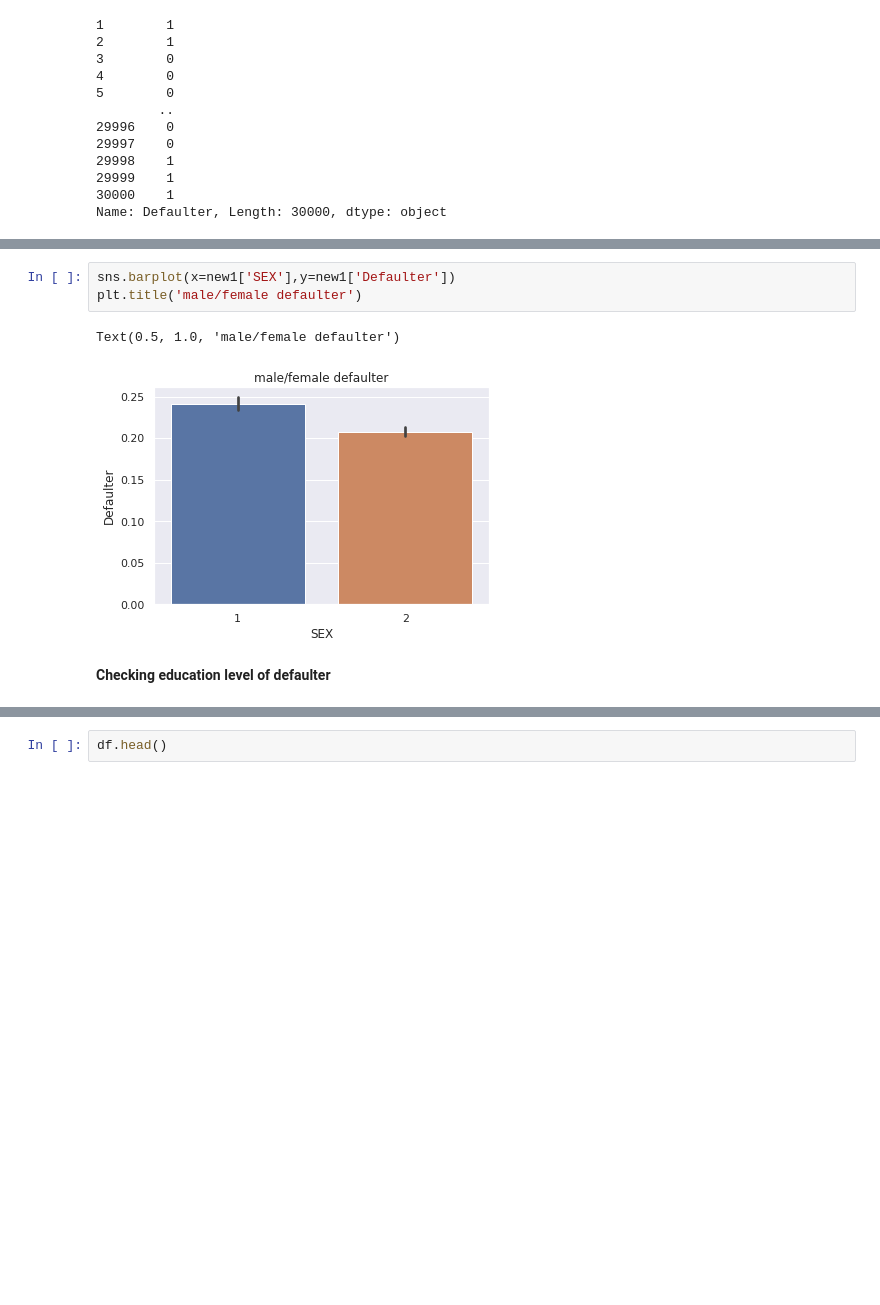
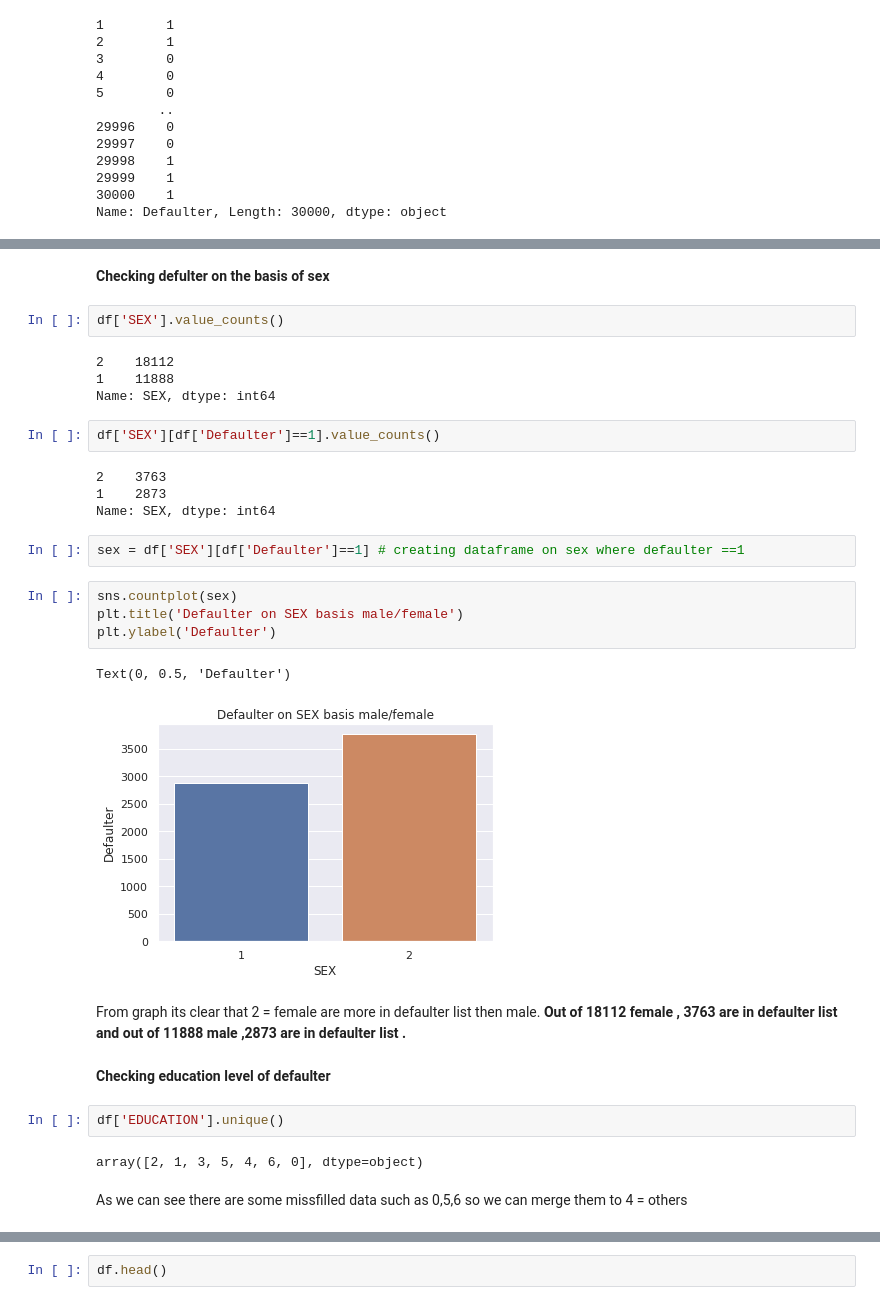
Before and after one commit to ankitkrtiwari7/Creditcard_defaulter, a Jupyter notebook: Copy_of_Credit_Card_Default_Prediction_Capstone_Project.ipynb, the cells around one changed output, grey strips where cells are left out. Saved outputs shown, nothing was run; the diff lists cells and outputs as text; blank space fills up the shorter version.

```diff
--- a/Copy_of_Credit_Card_Default_Prediction_Capstone_Project.ipynb
+++ b/Copy_of_Credit_Card_Default_Prediction_Capstone_Project.ipynb
@@ -164,8 +145,33 @@ new1
-# %%
-sns.barplot(x=new1['SEX'],y=new1['Defaulter'])
-plt.title('male/female defaulter')
-# %% [output]
-Text(0.5, 1.0, 'male/female defaulter')
-[figure, removed]
+# %% [markdown]
+**Checking defulter on the basis of sex**
+# %%
+df['SEX'].value_counts()
+# %% [output]
+2    18112
+1    11888
+Name: SEX, dtype: int64
+# %%
+df['SEX'][df['Defaulter']==1].value_counts()
+# %% [output]
+2    3763
+1    2873
+Name: SEX, dtype: int64
+# %%
+sex = df['SEX'][df['Defaulter']==1] # creating dataframe on sex where defaulter ==1
+# %%
+sns.countplot(sex)
+plt.title('Defaulter on SEX basis male/female')
+plt.ylabel('Defaulter')
+# %% [output]
+Text(0, 0.5, 'Defaulter')
+[figure, added]
+# %% [markdown]
+From graph its clear that 2 = female are more in defaulter list then male. **Out of 18112 female , 3763 are in defaulter list and out of 11888 male ,2873 are in defaulter list .**
 # %% [markdown]
 **Checking education level of defaulter**
+# %%
+df['EDUCATION'].unique()
+# %% [output]
+array([2, 1, 3, 5, 4, 6, 0], dtype=object)
+# %% [markdown]
+As we can see there are some missfilled data such as 0,5,6 so we can merge them to 4 = others
```
Also changed, not shown: parts of 22 cells of this notebook.
